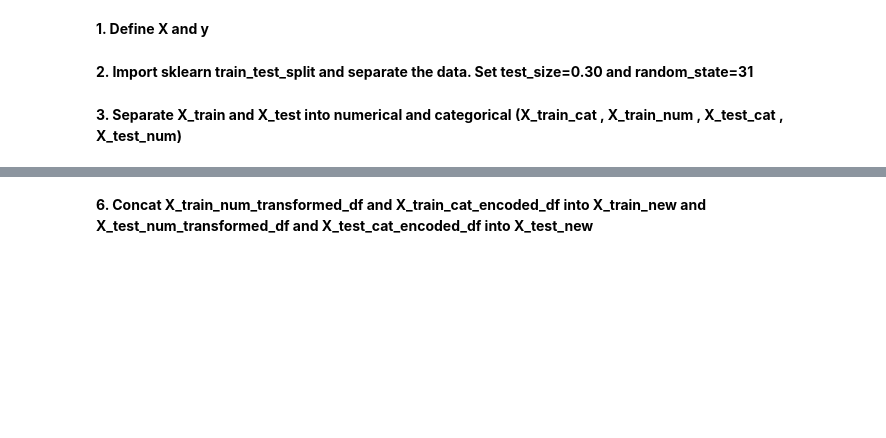
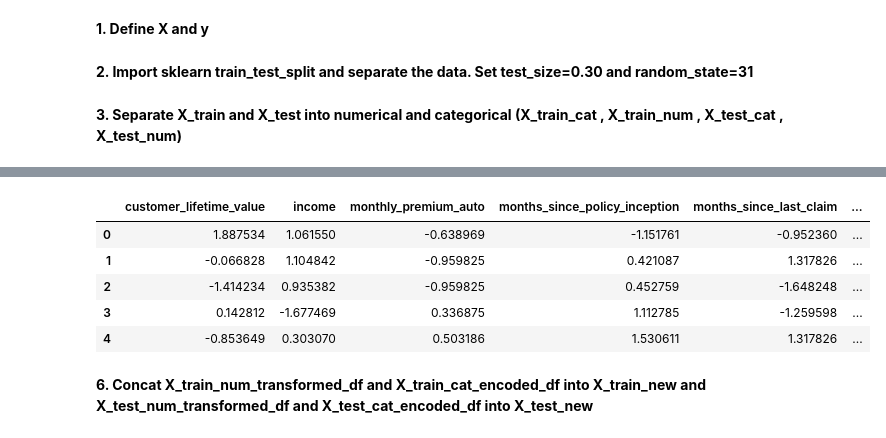
Before and after one commit to marina-lc16/lab-comparing-regression-models, a Jupyter notebook: lab_comparing_regression_models_final.ipynb, the cells around one changed output, grey strips where cells are left out. Saved outputs shown, nothing was run; the diff lists cells and outputs as text; code cells hidden in the pictures; blank space fills up the shorter version.

```diff
--- a/lab_comparing_regression_models_final.ipynb
+++ b/lab_comparing_regression_models_final.ipynb
@@ -862,2 +817,22 @@ _____
+# %%
+power_transformed = PowerTransformer()
+
+power_transformed.fit(X_train_num)
+power_transformed.fit(X_test_num)
+
+X_train_num_transformed_df = power_transformed.transform(X_train_num)
+X_train_num_transformed_df = pd.DataFrame(X_train_num_transformed_df, columns = X_train_num.columns)
+
+X_test_num_transformed_df = power_transformed.transform(X_test_num)
+X_test_num_transformed_df = pd.DataFrame(X_test_num_transformed_df, columns = X_test_num.columns)
+
+X_train_num_transformed_df.head()
+# %% [output]
+|  | customer_lifetime_value | income | monthly_premium_auto | months_since_policy_inception | months_since_last_claim | ... |
+| 0 | 1.887534 | 1.061550 | -0.638969 | -1.151761 | -0.952360 | ... |
+| 1 | -0.066828 | 1.104842 | -0.959825 | 0.421087 | 1.317826 | ... |
+| 2 | -1.414234 | 0.935382 | -0.959825 | 0.452759 | -1.648248 | ... |
+| 3 | 0.142812 | -1.677469 | 0.336875 | 1.112785 | -1.259598 | ... |
+| 4 | -0.853649 | 0.303070 | 0.503186 | 1.530611 | 1.317826 | ... |
 # %% [markdown]
 **6. Concat X_train_num_transformed_df and X_train_cat_encoded_df into X_train_new and X_test_num_transformed_df and X_test_cat_encoded_df into X_test_new**
```
Also changed, not shown: parts of 59 cells of this notebook.
